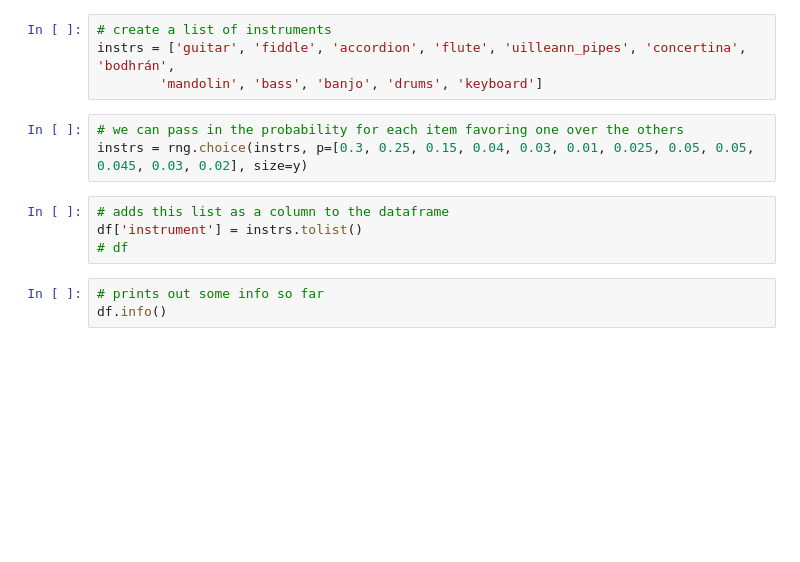
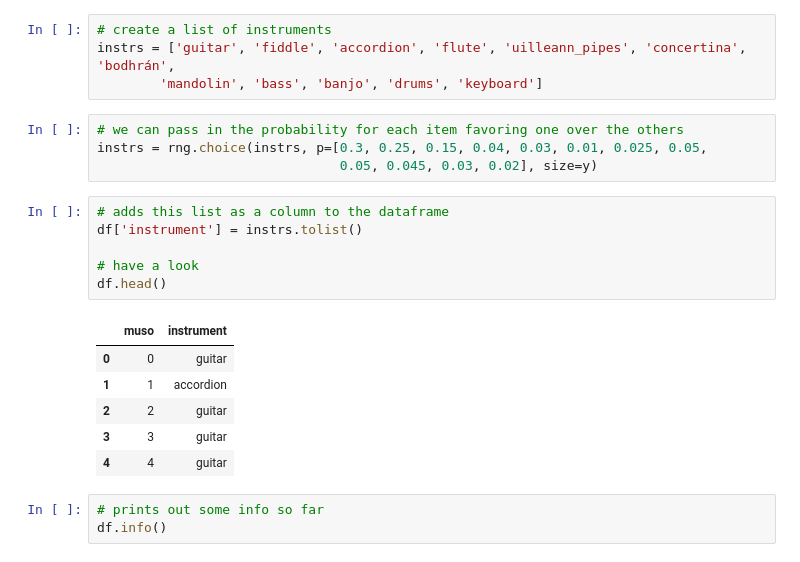
Before and after one commit to Caoimhinv/programming_for_DA_project, a Jupyter notebook: the_session.ipynb, the cells around one changed output. Drawn from its saved outputs; the diff is of its cells as text; blank space fills up the shorter version.

```diff
--- a/the_session.ipynb
+++ b/the_session.ipynb
@@ -170,11 +186,21 @@ instrs = ['guitar', 'fiddle', 'accordion', 'flute', 'uilleann_pipes', 'concertin
         'mandolin', 'bass', 'banjo', 'drums', 'keyboard']
 # %%
 # we can pass in the probability for each item favoring one over the others
-instrs = rng.choice(instrs, p=[0.3, 0.25, 0.15, 0.04, 0.03, 0.01, 0.025, 0.05, 0.05, 0.045, 0.03, 0.02], size=y)
+instrs = rng.choice(instrs, p=[0.3, 0.25, 0.15, 0.04, 0.03, 0.01, 0.025, 0.05,
+                               0.05, 0.045, 0.03, 0.02], size=y)
 # %%
 # adds this list as a column to the dataframe
 df['instrument'] = instrs.tolist()
-# df
+
+# have a look
+df.head()
+# %% [output]
+|  | muso | instrument |
+| 0 | 0 | guitar |
+| 1 | 1 | accordion |
+| 2 | 2 | guitar |
+| 3 | 3 | guitar |
+| 4 | 4 | guitar |
 # %%
 # prints out some info so far
 df.info()
```
Also changed, not shown: parts of 21 cells of this notebook, 1 other file.
